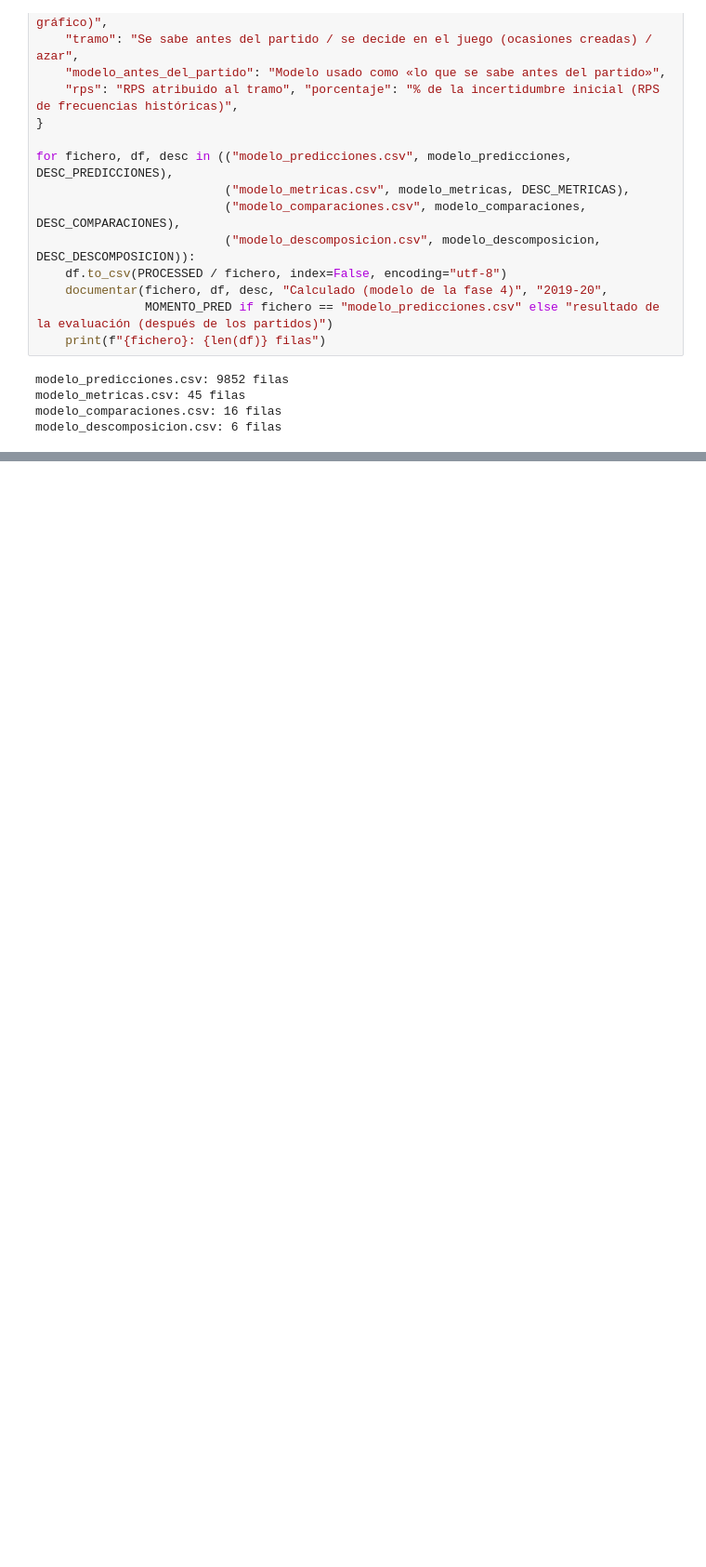
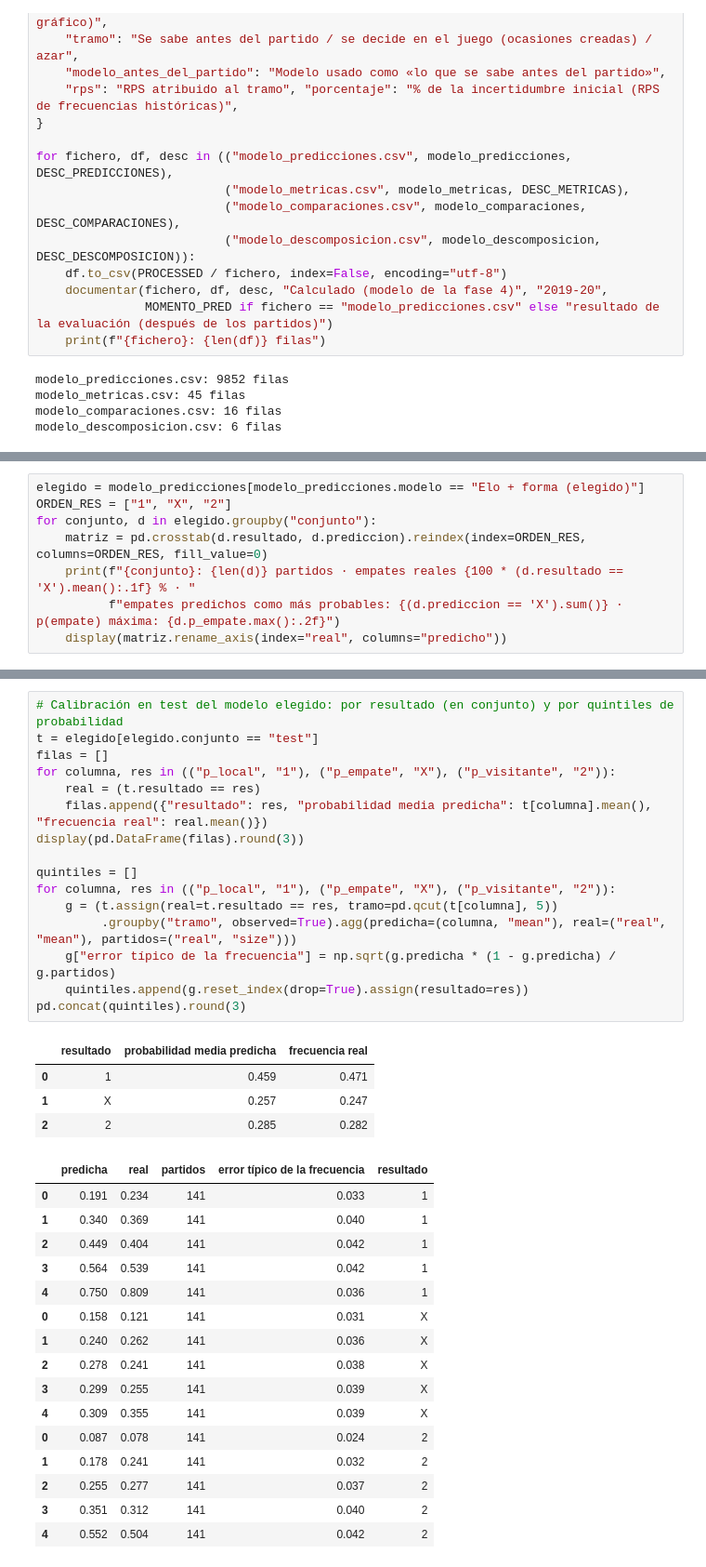
Before and after one commit to vtinezdev/laliga-analisis, a Jupyter notebook: notebooks/04_modelo.ipynb, the cells around one changed output, grey strips where cells are left out. Shown at 93% size. Saved outputs shown, nothing was run; the diff lists cells and outputs as text; blank space fills up the shorter version.

```diff
--- a/notebooks/04_modelo.ipynb
+++ b/notebooks/04_modelo.ipynb
@@ -1072,0 +1052,8 @@ modelo_descomposicion.csv: 6 filas
+# %%
+elegido = modelo_predicciones[modelo_predicciones.modelo == "Elo + forma (elegido)"]
+ORDEN_RES = ["1", "X", "2"]
+for conjunto, d in elegido.groupby("conjunto"):
+    matriz = pd.crosstab(d.resultado, d.prediccion).reindex(index=ORDEN_RES, columns=ORDEN_RES, fill_value=0)
+    print(f"{conjunto}: {len(d)} partidos · empates reales {100 * (d.resultado == 'X').mean():.1f} % · "
+          f"empates predichos como más probables: {(d.prediccion == 'X').sum()} · p(empate) máxima: {d.p_empate.max():.2f}")
+    display(matriz.rename_axis(index="real", columns="predicho"))
@@ -1072,0 +1073,37 @@ modelo_descomposicion.csv: 6 filas
+# %%
+# Calibración en test del modelo elegido: por resultado (en conjunto) y por quintiles de probabilidad
+t = elegido[elegido.conjunto == "test"]
+filas = []
+for columna, res in (("p_local", "1"), ("p_empate", "X"), ("p_visitante", "2")):
+    real = (t.resultado == res)
+    filas.append({"resultado": res, "probabilidad media predicha": t[columna].mean(), "frecuencia real": real.mean()})
+display(pd.DataFrame(filas).round(3))
+
+quintiles = []
+for columna, res in (("p_local", "1"), ("p_empate", "X"), ("p_visitante", "2")):
+    g = (t.assign(real=t.resultado == res, tramo=pd.qcut(t[columna], 5))
+         .groupby("tramo", observed=True).agg(predicha=(columna, "mean"), real=("real", "mean"), partidos=("real", "size")))
+    g["error típico de la frecuencia"] = np.sqrt(g.predicha * (1 - g.predicha) / g.partidos)
+    quintiles.append(g.reset_index(drop=True).assign(resultado=res))
+pd.concat(quintiles).round(3)
+# %% [output]
+|  | resultado | probabilidad media predicha | frecuencia real |
+| 0 | 1 | 0.459 | 0.471 |
+| 1 | X | 0.257 | 0.247 |
+| 2 | 2 | 0.285 | 0.282 |
+|  | predicha | real | partidos | error típico de la frecuencia | resultado |
+| 0 | 0.191 | 0.234 | 141 | 0.033 | 1 |
+| 1 | 0.340 | 0.369 | 141 | 0.040 | 1 |
+| 2 | 0.449 | 0.404 | 141 | 0.042 | 1 |
+| 3 | 0.564 | 0.539 | 141 | 0.042 | 1 |
+| 4 | 0.750 | 0.809 | 141 | 0.036 | 1 |
+| 0 | 0.158 | 0.121 | 141 | 0.031 | X |
+| 1 | 0.240 | 0.262 | 141 | 0.036 | X |
+| 2 | 0.278 | 0.241 | 141 | 0.038 | X |
+| 3 | 0.299 | 0.255 | 141 | 0.039 | X |
+| 4 | 0.309 | 0.355 | 141 | 0.039 | X |
+| 0 | 0.087 | 0.078 | 141 | 0.024 | 2 |
+| 1 | 0.178 | 0.241 | 141 | 0.032 | 2 |
+| 2 | 0.255 | 0.277 | 141 | 0.037 | 2 |
+| 3 | 0.351 | 0.312 | 141 | 0.040 | 2 |
+| 4 | 0.552 | 0.504 | 141 | 0.042 | 2 |
```
Also changed, not shown: parts of 21 cells of this notebook, 30 other files.
